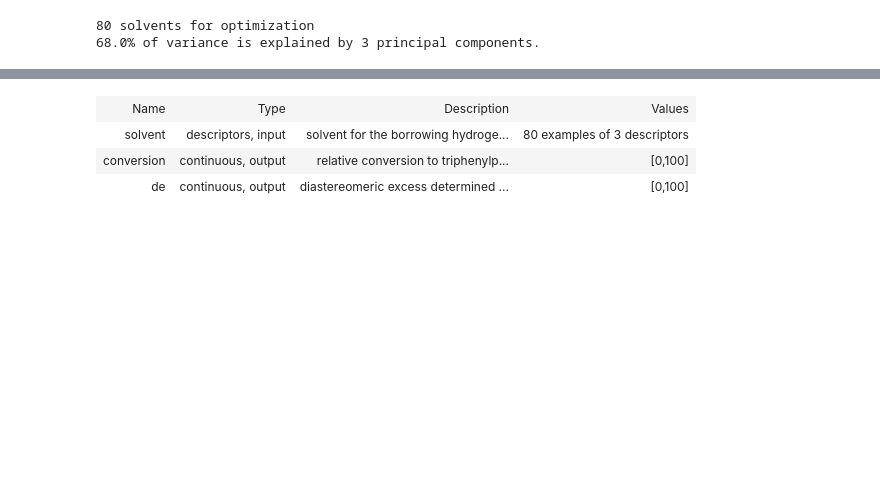
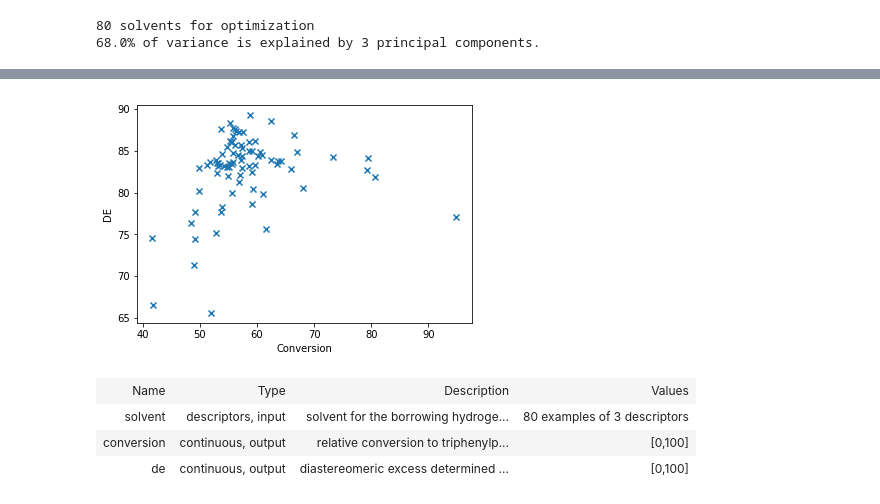
Before and after one commit to sustainable-processes/summit, a Jupyter notebook: case_studies/borrowing_hydrogen/optimization_in_silico.ipynb, the cells around one changed output, grey strips where cells are left out. Saved outputs shown, nothing was run; the diff lists cells and outputs as text; code cells hidden in the pictures; blank space fills up the shorter version.

```diff
--- a/case_studies/borrowing_hydrogen/optimization_in_silico.ipynb
+++ b/case_studies/borrowing_hydrogen/optimization_in_silico.ipynb
@@ -77,0 +88,11 @@ def experiment(solvent_cas, random_state=np.random.RandomState()):
+# %%
+#Visualize values for all solvents
+random_state = np.random.RandomState(1000)
+all_experiments = [experiment(cas, random_state) for cas in solvent_ds_pcs.index.values]
+all_experiments = np.array(all_experiments)
+ax = plt.subplot(111)
+ax.set_xlabel('Conversion'); ax.set_ylabel('DE')
+ax.scatter(all_experiments[:, 0], all_experiments[:, 1], marker='x')
+max_idx = np.argmax(all_experiments, axis=0)
+solvent_ds_pcs.iloc[max_idx, :]
+# %% [output]
@@ -77,0 +103 @@ def experiment(solvent_cas, random_state=np.random.RandomState()):
+[figure, added]
```
Also changed, not shown: parts of 14 cells of this notebook, 2 other files.
